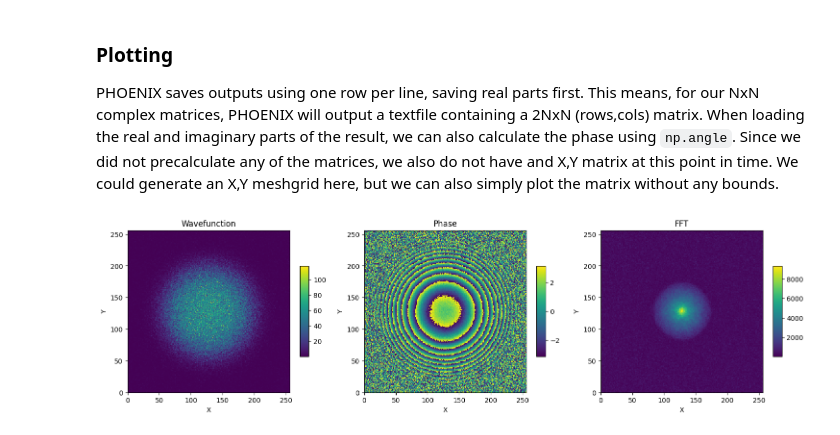
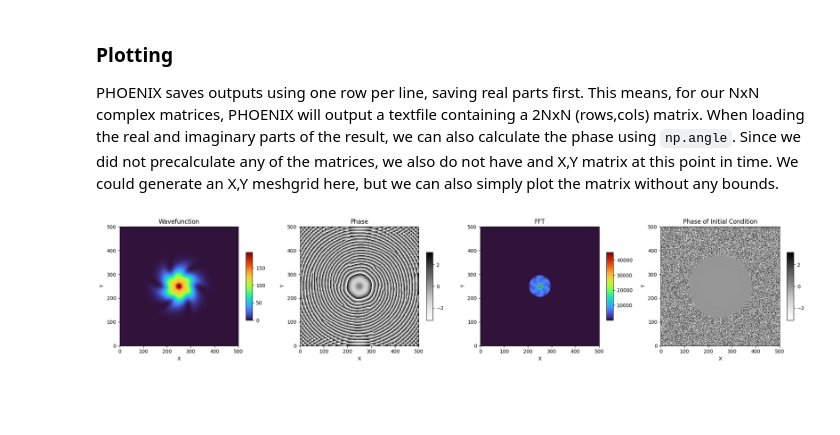
Before and after one commit to Schumacher-Group-UPB/PULSE, a Jupyter notebook: examples/example_3/example.ipynb, the cells around one changed output. Cells and saved outputs as stored; diff of their text form; code cells hidden in the pictures; blank space fills up the shorter version.

```diff
--- a/examples/example_3/example.ipynb
+++ b/examples/example_3/example.ipynb
@@ -126,33 +114,31 @@ print(stdout.decode("utf-8"))
 ### Plotting
 PHOENIX saves outputs using one row per line, saving real parts first. This means, for our NxN complex matrices, PHOENIX will output a textfile containing a 2NxN (rows,cols) matrix. When loading the real and imaginary parts of the result, we can also calculate the phase using `np.angle`. Since we did not precalculate any of the matrices, we also do not have and X,Y matrix at this point in time. We could generate an X,Y meshgrid here, but we can also simply plot the matrix without any bounds.
 # %%
-def load_matrix(path: str) -> np.ndarray:
-    # Load the data
-    data = np.loadtxt(path)
-    # Extract the real and imaginary part
-    re,im = data[:grid_size,:], data[grid_size:,:]
-    # Combine them to a complex matrix
-    psi = (re + 1j*im).reshape(grid_size,grid_size)
-    return psi
-
 # Plot Results
-psi = load_matrix( os.path.join(result_path, "wavefunction_plus.txt") )
+data = np.loadtxt( os.path.join(result_path, "wavefunction_plus.txt") )
+re,im = data[:grid_size,:], data[grid_size:,:]
+psi = (re + 1j*im).reshape(grid_size,grid_size)
+data = np.loadtxt( os.path.join(result_path, "initial_wavefunction_plus.txt") )
+re,im = data[:grid_size,:], data[grid_size:,:]
+initial_psi = (re + 1j*im).reshape(grid_size,grid_size)
 fft = np.fft.fftshift( np.fft.fft2(psi) )
 
-fig, (ax1,ax2,ax3) = plt.subplots(1,3,figsize=(15,5))
+fig, (ax1,ax2,ax3,ax4) = plt.subplots(1,4,figsize=(20,5))
 ax1.set_title("Wavefunction")
-plt_psi = ax1.pcolormesh(np.abs(psi)**2)
+plt_psi = ax1.pcolormesh(np.abs(psi)**2, cmap="turbo")
 ax2.set_title("Phase")
-plt_phase = ax2.pcolormesh(np.angle(psi))
+plt_phase = ax2.pcolormesh(np.angle(psi), cmap="Grays")
 ax3.set_title("FFT")
-plt_fft = ax3.pcolormesh(np.abs(fft))
+plt_fft = ax3.pcolormesh(np.abs(fft), cmap="turbo")
+ax4.set_title("Phase of Initial Condition")
+plt_phase = ax4.pcolormesh(np.angle(initial_psi), cmap="Grays")
 
-for ax,plot in zip((ax1,ax2,ax3),(plt_psi,plt_phase,plt_fft)):
+for ax,plot in zip((ax1,ax2,ax3,ax4),(plt_psi,plt_phase,plt_fft,plt_phase)):
     ax.set_xlabel("X")
     ax.set_ylabel("Y")
     ax.set_aspect("equal")
     fig.colorbar(plot, ax=ax, shrink=0.4, aspect=10)
 
 plt.tight_layout()
 # %% [output]
-[figure, old version]
+[figure, new version]
```
Also changed, not shown: parts of 17 cells of this notebook, 6 other files.
